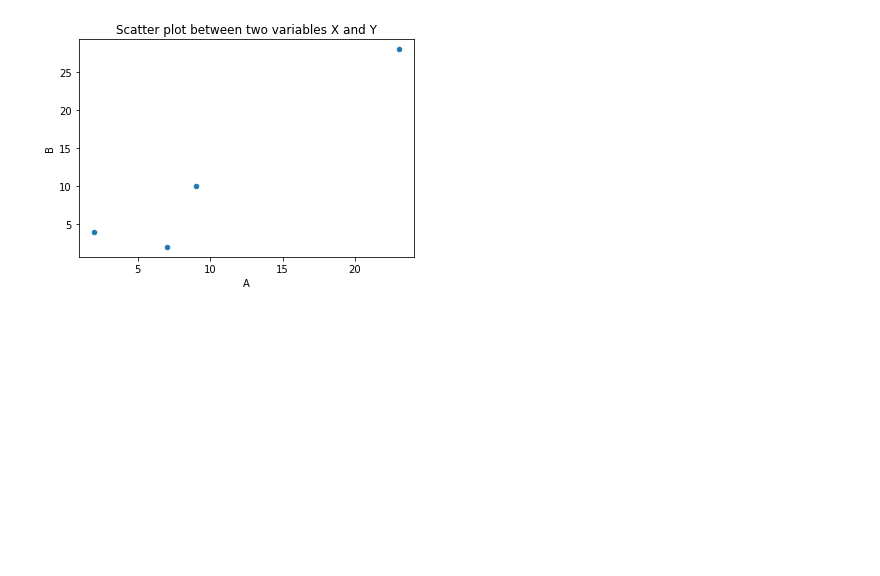
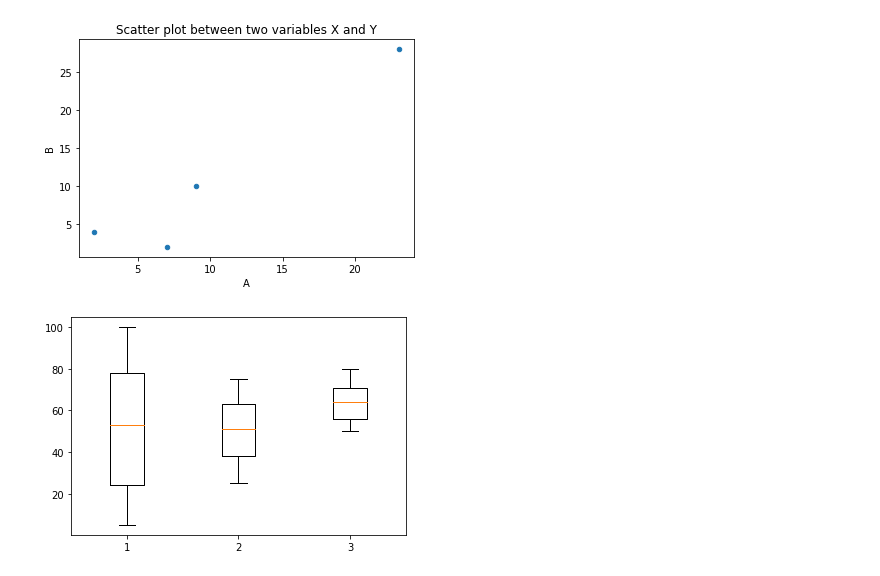
Before and after one commit to Njeri-Gitome/DS_Track, a Jupyter notebook: Data_Types_&_Data_Wrangling.ipynb, the cells around one changed output. Drawn from its saved outputs; the diff is of its cells as text; code cells hidden in the pictures; blank space fills up the shorter version.

Commit message:
Box plot

```diff
--- a/Data_Types_&_Data_Wrangling.ipynb
+++ b/Data_Types_&_Data_Wrangling.ipynb
@@ -503,3 +503,17 @@ dataFrame.plot.scatter(x='A', y='B', title= "Scatter plot between two variables
 plot.show(block=True);
 # %% [output]
 [figure]
+# %%
+#BOX PLOT
+import matplotlib.pyplot as plot
+import numpy as np
+
+#Generate data
+sequence1 = np.random.random_integers (0,100,100)
+sequence2 = np.random.random_integers  (25, 75, 100)
+sequence3 = np.random.random_integers  (50,80,100)
+
+plot.boxplot((sequence1,sequence2,sequence3))
+plot.show( )
+# %% [output]
+[figure, added]
```
